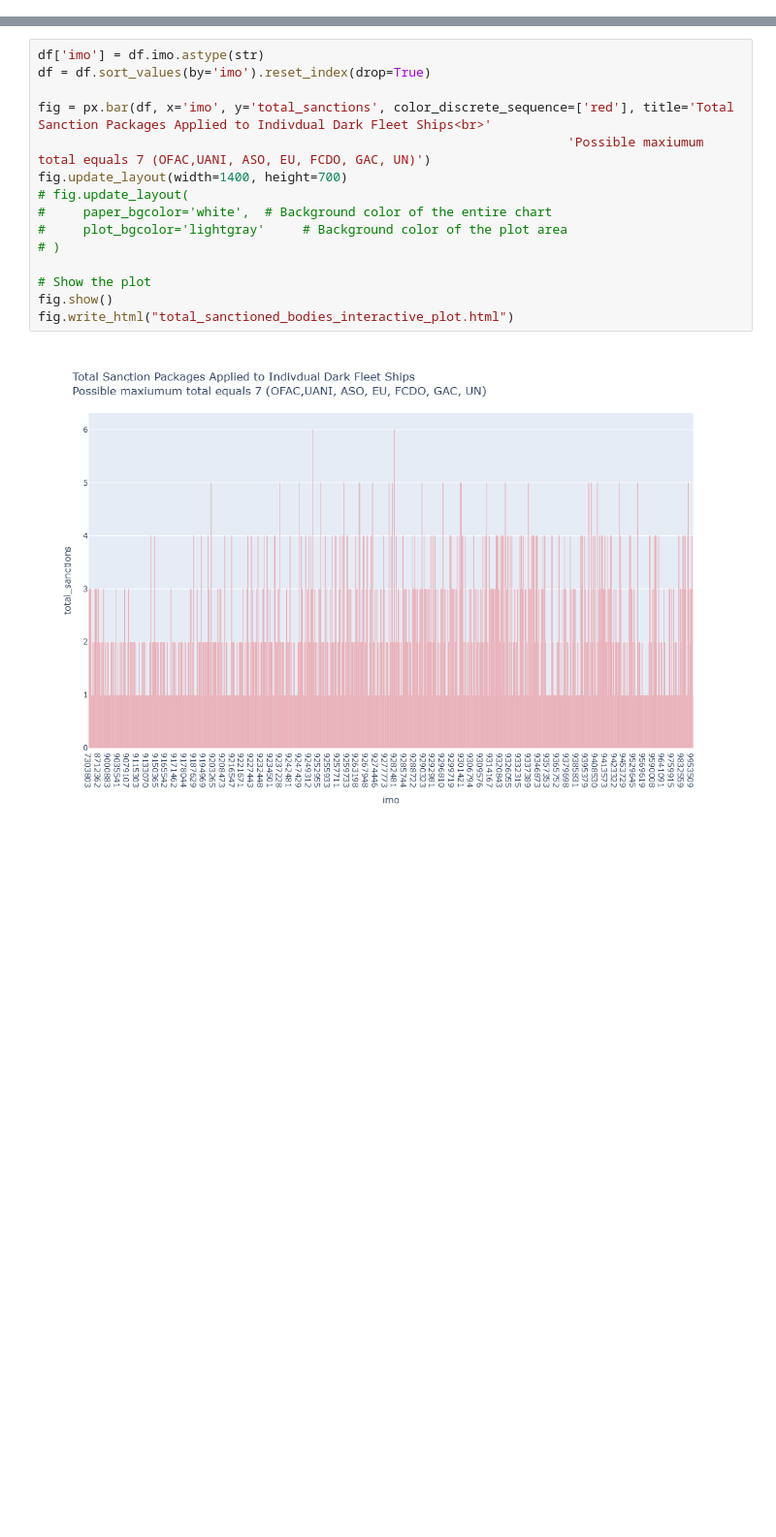
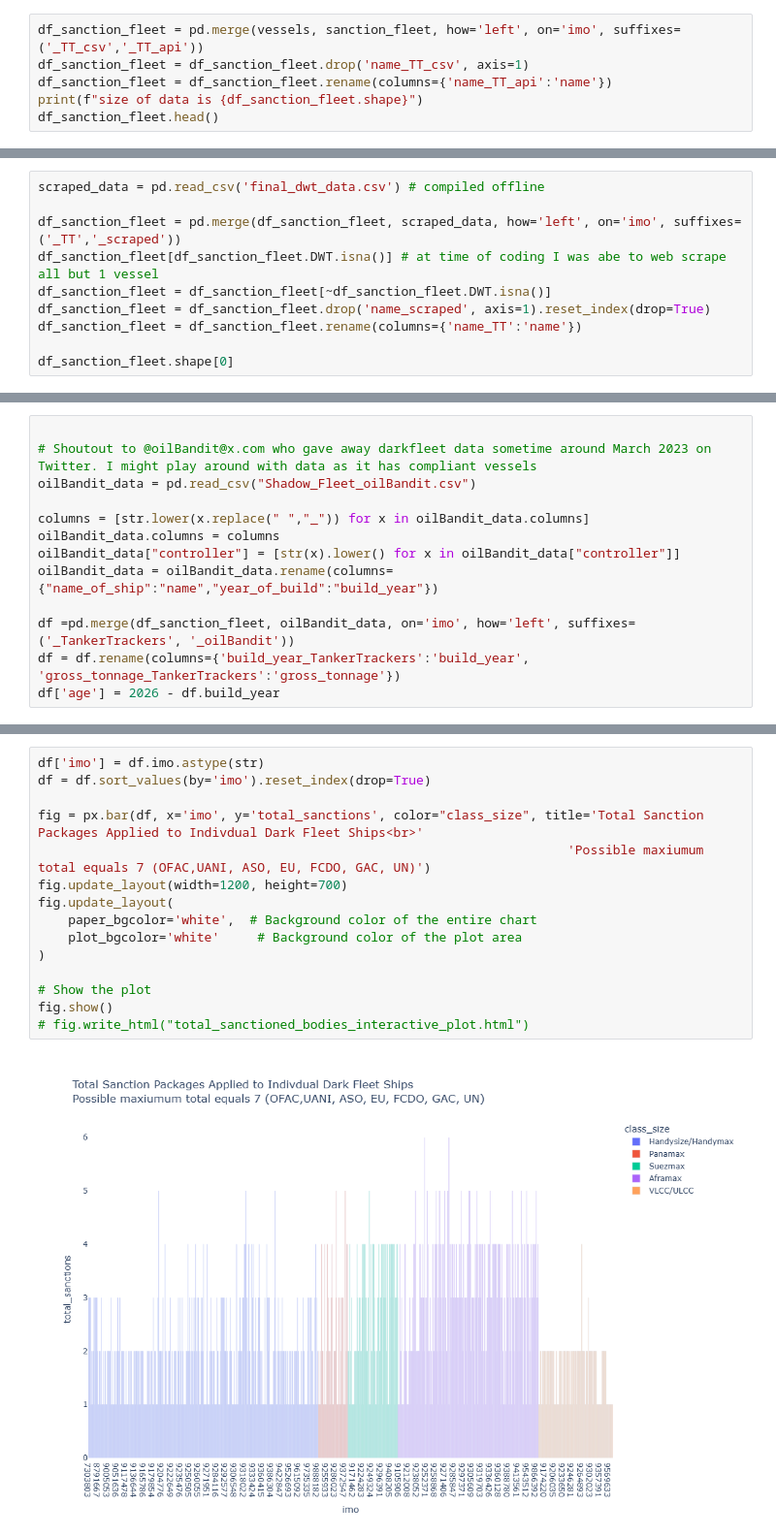
Before and after one commit to mjm286/vie_project, a Jupyter notebook: sanction_dark_fleet_eda.ipynb, the cells around one changed output, grey strips where cells are left out. Shown: that part at 97% size. Cells and saved outputs as stored; diff of their text form; blank space fills up the shorter version.

```diff
--- a/sanction_dark_fleet_eda.ipynb
+++ b/sanction_dark_fleet_eda.ipynb
@@ -207,0 +101,6 @@ fig.write_html("oil_piechart_interactive_plot.html")
+# %%
+df_sanction_fleet = pd.merge(vessels, sanction_fleet, how='left', on='imo', suffixes=('_TT_csv','_TT_api'))
+df_sanction_fleet = df_sanction_fleet.drop('name_TT_csv', axis=1)
+df_sanction_fleet = df_sanction_fleet.rename(columns={'name_TT_api':'name'})
+print(f"size of data is {df_sanction_fleet.shape}")
+df_sanction_fleet.head()
@@ -207,0 +117,10 @@ fig.write_html("oil_piechart_interactive_plot.html")
+# %%
+scraped_data = pd.read_csv('final_dwt_data.csv') # compiled offline
+
+df_sanction_fleet = pd.merge(df_sanction_fleet, scraped_data, how='left', on='imo', suffixes=('_TT','_scraped'))
+df_sanction_fleet[df_sanction_fleet.DWT.isna()] # at time of coding I was abe to web scrape all but 1 vessel
+df_sanction_fleet = df_sanction_fleet[~df_sanction_fleet.DWT.isna()]
+df_sanction_fleet = df_sanction_fleet.drop('name_scraped', axis=1).reset_index(drop=True)
+df_sanction_fleet = df_sanction_fleet.rename(columns={'name_TT':'name'})
+
+df_sanction_fleet.shape[0]
@@ -207,0 +155,13 @@ fig.write_html("oil_piechart_interactive_plot.html")
+# %%
+
+# Shoutout to @oilBandit@x.com who gave away darkfleet data sometime around March 2023 on Twitter. I might play around with data as it has compliant vessels
+oilBandit_data = pd.read_csv("Shadow_Fleet_oilBandit.csv")
+
+columns = [str.lower(x.replace(" ","_")) for x in oilBandit_data.columns]
+oilBandit_data.columns = columns
+oilBandit_data["controller"] = [str(x).lower() for x in oilBandit_data["controller"]]
+oilBandit_data = oilBandit_data.rename(columns={"name_of_ship":"name","year_of_build":"build_year"})
+
+df =pd.merge(df_sanction_fleet, oilBandit_data, on='imo', how='left', suffixes=('_TankerTrackers', '_oilBandit'))
+df = df.rename(columns={'build_year_TankerTrackers':'build_year', 'gross_tonnage_TankerTrackers':'gross_tonnage'})
+df['age'] = 2026 - df.build_year
@@ -338,17 +331,17 @@ Name: 235, dtype: object
 # %%
 df['imo'] = df.imo.astype(str)
 df = df.sort_values(by='imo').reset_index(drop=True)
 
-fig = px.bar(df, x='imo', y='total_sanctions', color_discrete_sequence=['red'], title='Total Sanction Packages Applied to Indivdual Dark Fleet Ships<br>'
+fig = px.bar(df, x='imo', y='total_sanctions', color="class_size", title='Total Sanction Packages Applied to Indivdual Dark Fleet Ships<br>'
                                                                       'Possible maxiumum total equals 7 (OFAC,UANI, ASO, EU, FCDO, GAC, UN)')
-fig.update_layout(width=1400, height=700)
-# fig.update_layout(
-#     paper_bgcolor='white',  # Background color of the entire chart
-#     plot_bgcolor='lightgray'     # Background color of the plot area
-# )
+fig.update_layout(width=1200, height=700)
+fig.update_layout(
+    paper_bgcolor='white',  # Background color of the entire chart
+    plot_bgcolor='white'     # Background color of the plot area
+)
 
 # Show the plot
 fig.show()
-fig.write_html("total_sanctioned_bodies_interactive_plot.html")
+# fig.write_html("total_sanctioned_bodies_interactive_plot.html")
 # %% [output]
-[figure, old version]
+[figure, new version]
```
Also changed, not shown: parts of 60 cells of this notebook.
